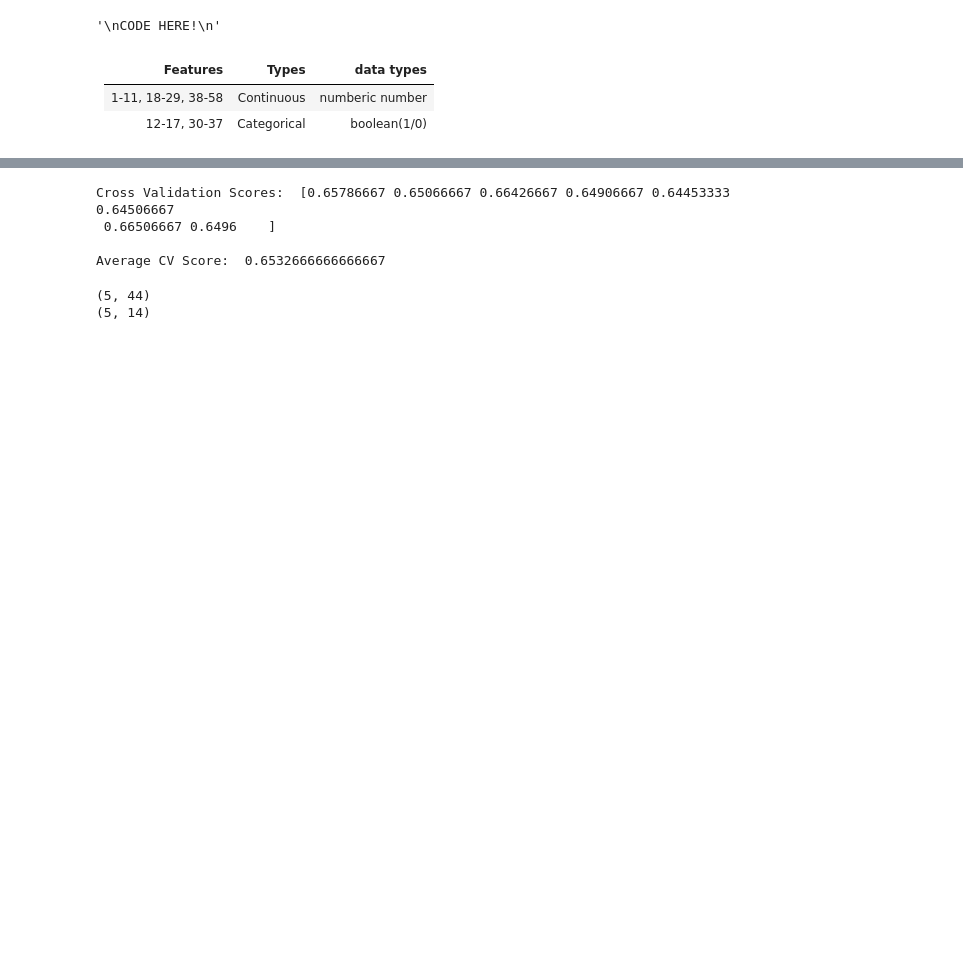
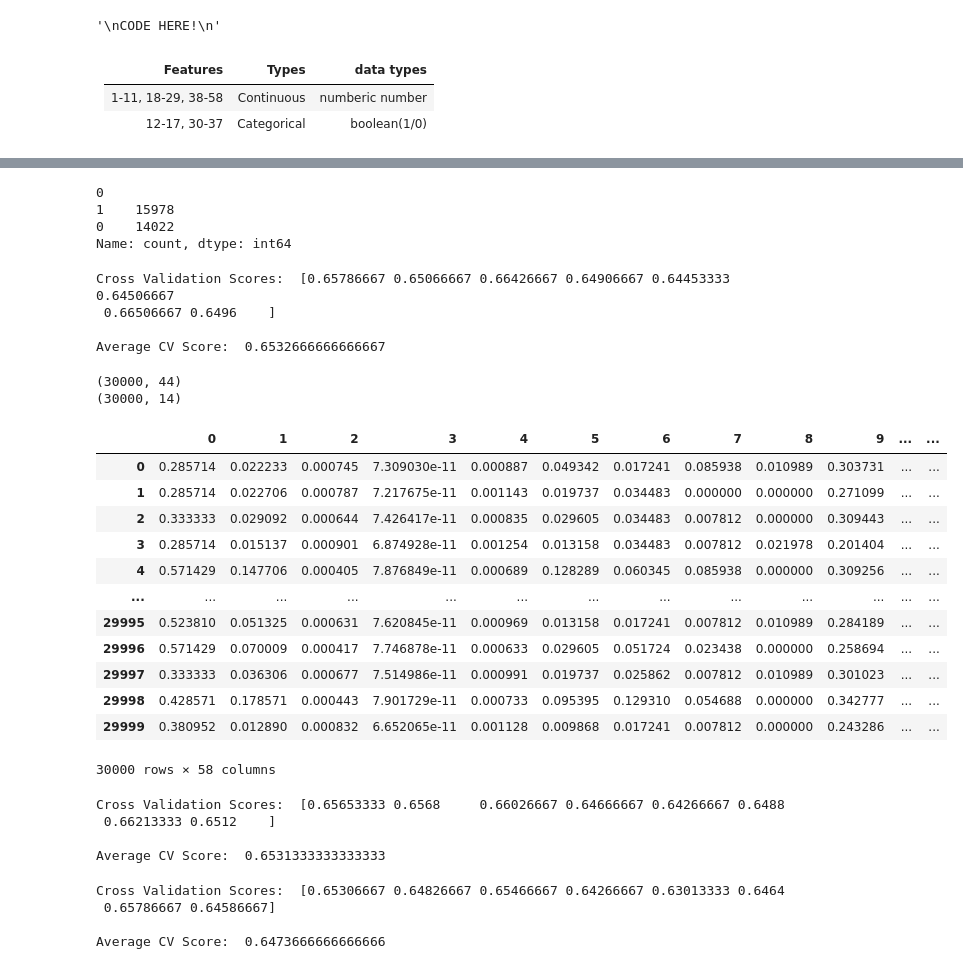
Before and after one commit to lucascheng24/COMP4431_LabAssignment, a Jupyter notebook: A5/COMP4431_A5_Logistic_01.ipynb, the cells around one changed output, grey strips where cells are left out. Drawn from its saved outputs; the diff is of its cells as text; code cells hidden in the pictures; blank space fills up the shorter version.

Commit message:
Highest score: 0.656700

```diff
--- a/A5/COMP4431_A5_Logistic_01.ipynb
+++ b/A5/COMP4431_A5_Logistic_01.ipynb
@@ -50,4 +53,5 @@ Shape of y_public: (30000,)
 |       1-11, 18-29, 38-58      |    Continuous     |       numberic number |
 |       12-17, 30-37            |   Categorical     |       boolean(1/0)    |
 # %%
-df_x = pd.DataFrame(X_public).head()
+df_x = pd.DataFrame(X_public)
+df_y = pd.DataFrame(y_public)
@@ -63,3 +74,10 @@ pd.DataFrame(y_public).head()
+# %%
+print(df_y[0].value_counts())
+# %% [output]
+0
+1    15978
+0    14022
+Name: count, dtype: int64
 # %%
 # try construct the model without any preprocess
 
@@ -91,15 +109,70 @@ df_30T37 = df_x.iloc[:, 29:37]
 horizontal_Continuous_concat = pd.concat([df_1T11, df_18T19, df_38T58], axis=1)
 horizontal_Categorical_concat = pd.concat([df_12T17, df_30T37], axis=1)
 
+# Normalize the numeric features
+scaler = MinMaxScaler()
+normalized_Continuous = pd.DataFrame(scaler.fit_transform(pd.DataFrame(horizontal_Continuous_concat)))
+
+# change Categorical features data type from float to boolean
+for column in horizontal_Categorical_concat:
+    horizontal_Categorical_concat[column] = horizontal_Categorical_concat[column].astype(bool)
+
 print(horizontal_Continuous_concat.shape)
 print(horizontal_Categorical_concat.shape)
 # %% [output]
-(5, 44)
-(5, 14)
+(30000, 44)
+(30000, 14)
-# %%
-# Normalize the numeric features
-scaler = MinMaxScaler()
-normalized_Continuous = scaler.fit_transform(pd.DataFrame(horizontal_Continuous_concat))
+# %%
+#  combine to full dataset
+df_fullConcat = pd.concat([normalized_Continuous, horizontal_Categorical_concat], axis=1)
+# %%
+df_fullConcat
+# %% [output]
+|  | 0 | 1 | 2 | 3 | 4 | 5 | 6 | 7 | 8 | 9 | ... | ... |
+| 0 | 0.285714 | 0.022233 | 0.000745 | 7.309030e-11 | 0.000887 | 0.049342 | 0.017241 | 0.085938 | 0.010989 | 0.303731 | ... | ... |
+| 1 | 0.285714 | 0.022706 | 0.000787 | 7.217675e-11 | 0.001143 | 0.019737 | 0.034483 | 0.000000 | 0.000000 | 0.271099 | ... | ... |
+| 2 | 0.333333 | 0.029092 | 0.000644 | 7.426417e-11 | 0.000835 | 0.029605 | 0.034483 | 0.007812 | 0.000000 | 0.309443 | ... | ... |
+| 3 | 0.285714 | 0.015137 | 0.000901 | 6.874928e-11 | 0.001254 | 0.013158 | 0.034483 | 0.007812 | 0.021978 | 0.201404 | ... | ... |
+| 4 | 0.571429 | 0.147706 | 0.000405 | 7.876849e-11 | 0.000689 | 0.128289 | 0.060345 | 0.085938 | 0.000000 | 0.309256 | ... | ... |
+| ... | ... | ... | ... | ... | ... | ... | ... | ... | ... | ... | ... | ... |
+| 29995 | 0.523810 | 0.051325 | 0.000631 | 7.620845e-11 | 0.000969 | 0.013158 | 0.017241 | 0.007812 | 0.010989 | 0.284189 | ... | ... |
+| 29996 | 0.571429 | 0.070009 | 0.000417 | 7.746878e-11 | 0.000633 | 0.029605 | 0.051724 | 0.023438 | 0.000000 | 0.258694 | ... | ... |
+| 29997 | 0.333333 | 0.036306 | 0.000677 | 7.514986e-11 | 0.000991 | 0.019737 | 0.025862 | 0.007812 | 0.010989 | 0.301023 | ... | ... |
+| 29998 | 0.428571 | 0.178571 | 0.000443 | 7.901729e-11 | 0.000733 | 0.095395 | 0.129310 | 0.054688 | 0.000000 | 0.342777 | ... | ... |
+| 29999 | 0.380952 | 0.012890 | 0.000832 | 6.652065e-11 | 0.001128 | 0.009868 | 0.017241 | 0.007812 | 0.000000 | 0.243286 | ... | ... |
+30000 rows × 58 columns
+# %%
+# try construct the model again
+
+k_folds = KFold(n_splits = 8)
+
+logisticReg_model = LogisticRegression(solver = 'liblinear', class_weight = 'balanced', max_iter =300, penalty = 'l1')
+
+scores = cross_val_score(logisticReg_model, df_fullConcat, y_public, cv = k_folds)
+
+print("Cross Validation Scores: ", scores)
+print("\nAverage CV Score: ", scores.mean())
+# %% [output]
+Cross Validation Scores:  [0.65653333 0.6568     0.66026667 0.64666667 0.64266667 0.6488
+ 0.66213333 0.6512    ]
+
+Average CV Score:  0.6531333333333333
+# %%
+# try construct the model again
+
+k_folds = KFold(n_splits = 8)
+# use L2 as penalty
+logisticReg_model = LogisticRegression(solver = 'liblinear', class_weight = 'balanced', max_iter =300, penalty = 'l2')
+
+scores = cross_val_score(logisticReg_model, df_fullConcat, y_public, cv = k_folds)
+
+print("Cross Validation Scores: ", scores)
+print("\nAverage CV Score: ", scores.mean())
+# %% [output]
+Cross Validation Scores:  [0.65306667 0.64826667 0.65466667 0.64266667 0.63013333 0.6464
+ 0.65786667 0.64586667]
+
+Average CV Score:  0.6473666666666666
 # %%
 X_private = read_data_from_csv('assignment_5_private.csv')
 print('Shape of X_private:', X_private.shape)  # k_sample, m_feature (5000, 58)
```
Also changed, not shown: parts of 12 cells of this notebook.
